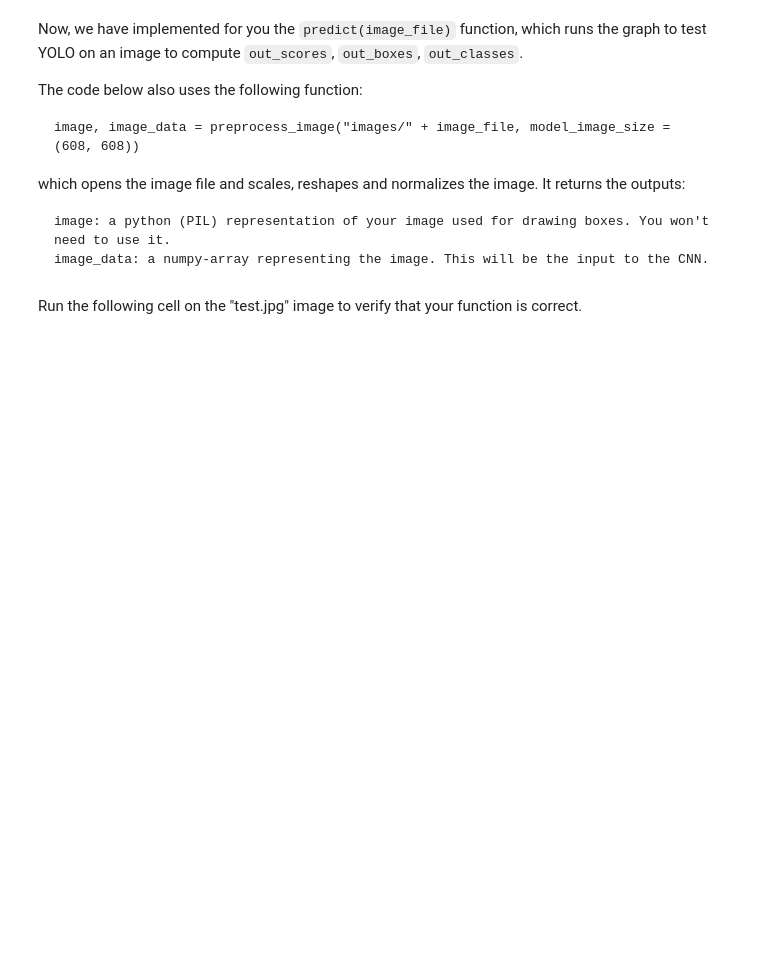
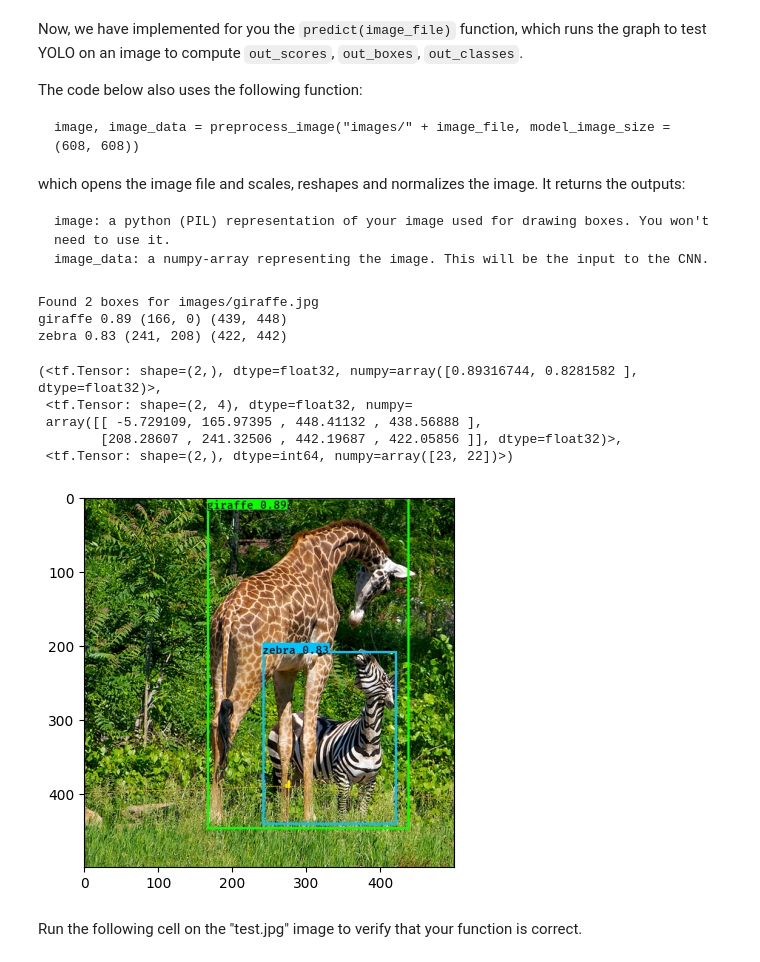
Before and after one commit to Sah-Pranav/yolo-object-detection, a Jupyter notebook: YOLO_Object_Detection_Portfolio.ipynb, the cells around one changed output. Cells and saved outputs as stored; diff of their text form; code cells hidden in the pictures; blank space fills up the shorter version.

```diff
--- a/YOLO_Object_Detection_Portfolio.ipynb
+++ b/YOLO_Object_Detection_Portfolio.ipynb
@@ -644,5 +644,17 @@ def predict(image_file):
     imshow(output_image)
 
     return out_scores, out_boxes, out_classes
+# %%
+predict("giraffe.jpg")
+# %% [output]
+Found 2 boxes for images/giraffe.jpg
+giraffe 0.89 (166, 0) (439, 448)
+zebra 0.83 (241, 208) (422, 442)
+(<tf.Tensor: shape=(2,), dtype=float32, numpy=array([0.89316744, 0.8281582 ], dtype=float32)>,
+ <tf.Tensor: shape=(2, 4), dtype=float32, numpy=
+ array([[ -5.729109, 165.97395 , 448.41132 , 438.56888 ],
+        [208.28607 , 241.32506 , 442.19687 , 422.05856 ]], dtype=float32)>,
+ <tf.Tensor: shape=(2,), dtype=int64, numpy=array([23, 22])>)
+[figure, added]
 # %% [markdown]
 Run the following cell on the "test.jpg" image to verify that your function is correct.
```
Also changed, not shown: parts of 3 cells of this notebook, 1 other file.
